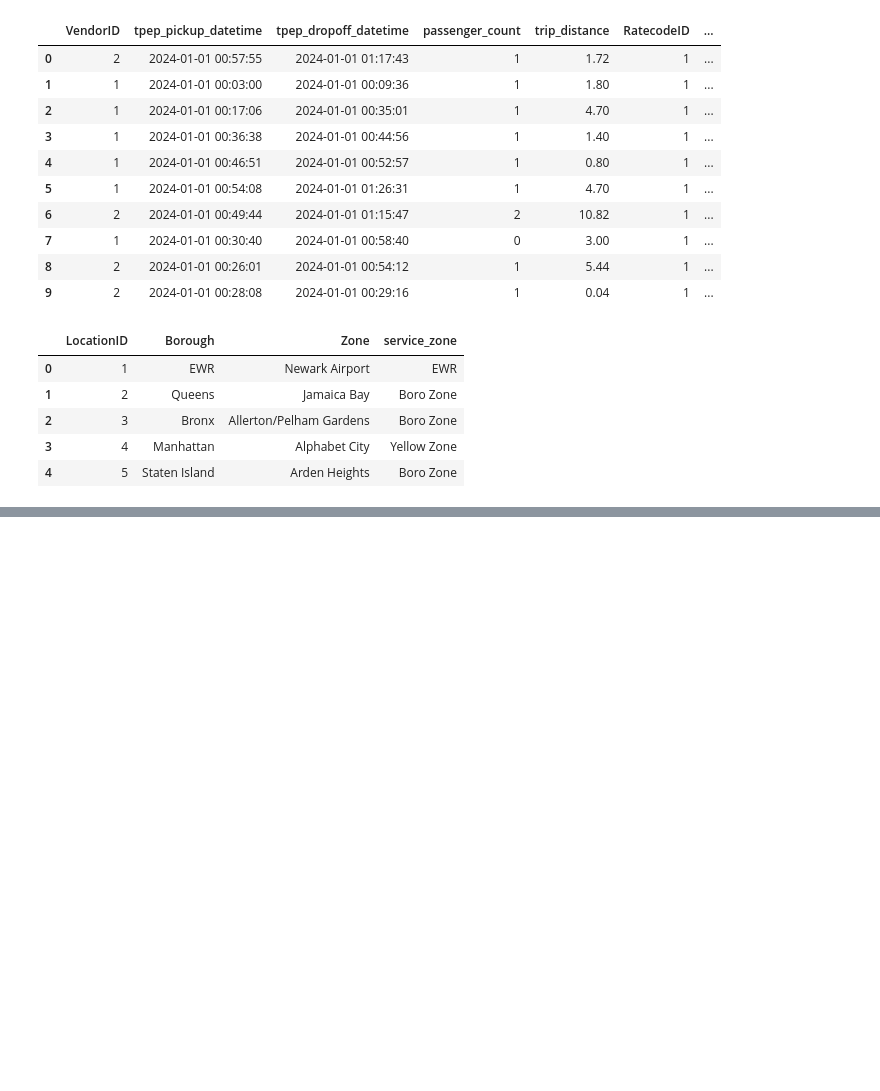
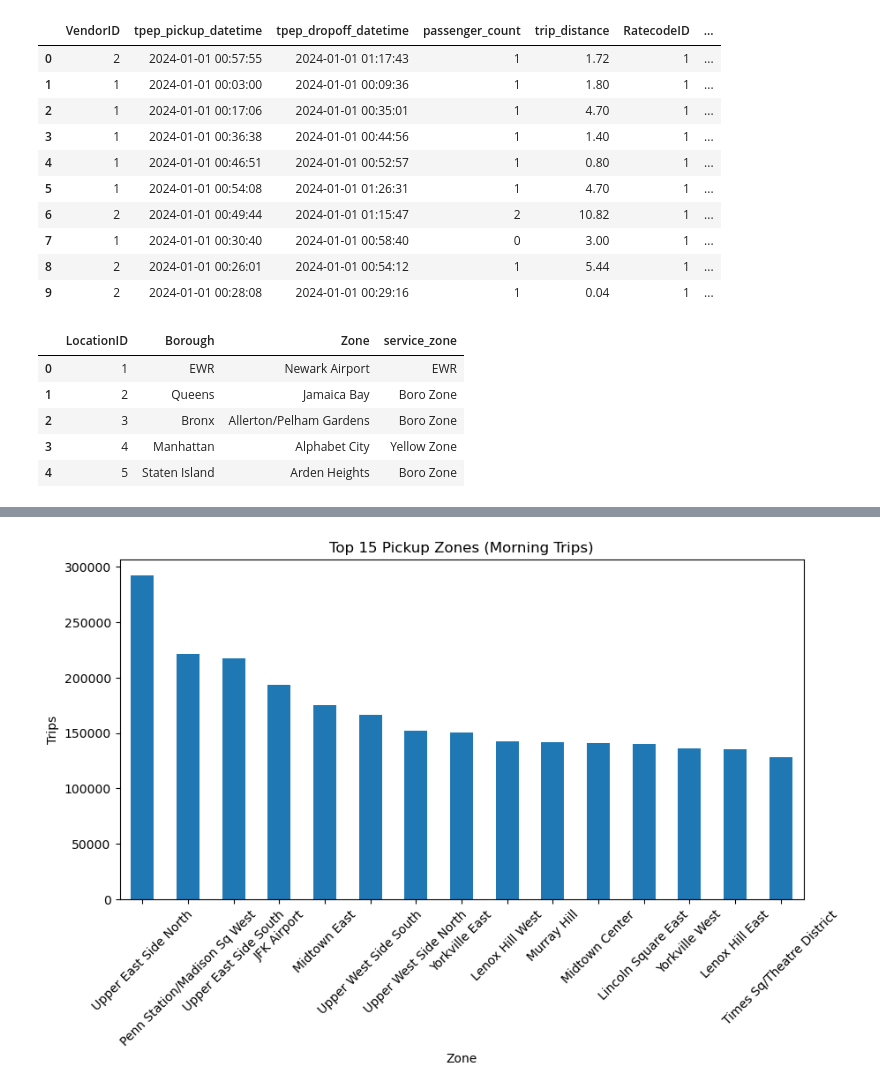
Before and after one commit to sara-neff/taxi-project, a Jupyter notebook: notebooks/01_explore.ipynb, the cells around one changed output, grey strips where cells are left out. Saved outputs shown, nothing was run; the diff lists cells and outputs as text; code cells hidden in the pictures; blank space fills up the shorter version.

```diff
--- a/notebooks/01_explore.ipynb
+++ b/notebooks/01_explore.ipynb
@@ -45,0 +169,24 @@ zones.head()
+# %%
+# number of trips originating in each zone during morning hours
+# filters morning pickups between 6am and 9am, groups by pickup location,
+# joins the zone lookup, and counts the number of trips for each zone
+
+morning_trip_counts = con.execute(f"""
+SELECT
+    t.PULocationID,
+    z.Borough,
+    z.Zone,
+    COUNT(*) AS morning_trips
+FROM read_parquet('{cleaned_dir.as_posix()}/yellow_tripdata_2024-*.parquet') t
+LEFT JOIN read_csv_auto('{raw_dir.as_posix()}/taxi_zone_lookup.csv') z
+    ON t.PULocationID = z.LocationID
+WHERE
+    EXTRACT(hour FROM tpep_pickup_datetime) BETWEEN 6 AND 9
+GROUP BY
+    t.PULocationID,
+    z.Borough,
+    z.Zone
+ORDER BY morning_trips DESC
+""").fetchdf()
+
+morning_trip_counts.head(20)
@@ -45,0 +211,17 @@ zones.head()
+# %%
+import matplotlib.pyplot as plt
+
+morning_trip_counts.head(15).plot(
+    x="Zone",
+    y="morning_trips",
+    kind="bar",
+    figsize=(10,5),
+    legend=False
+)
+
+plt.title("Top 15 Pickup Zones (Morning Trips)")
+plt.ylabel("Trips")
+plt.xticks(rotation=45)
+plt.show()
+# %% [output]
+[figure, added]
```
Also changed, not shown: parts of 27 cells of this notebook, 3 other files.
